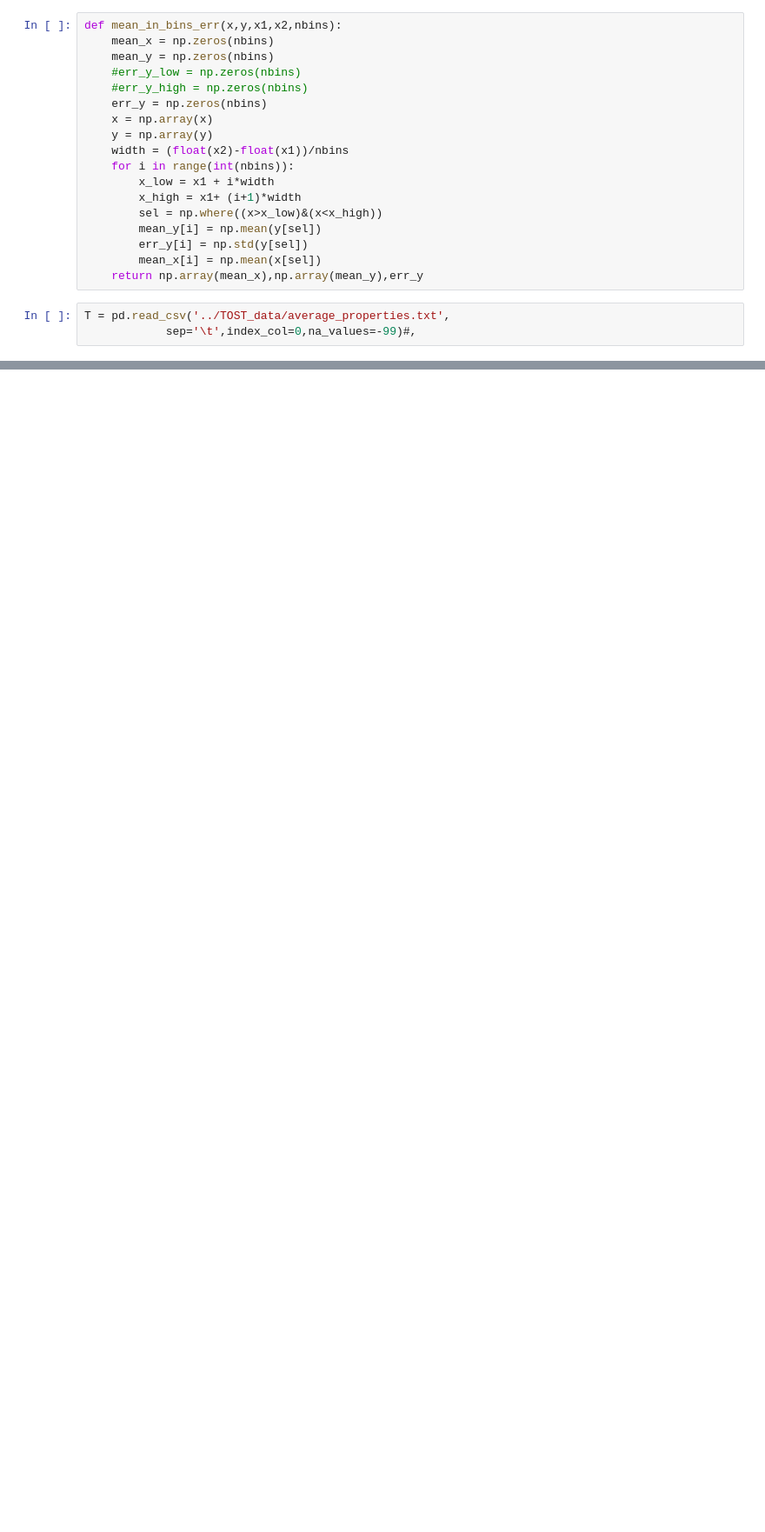
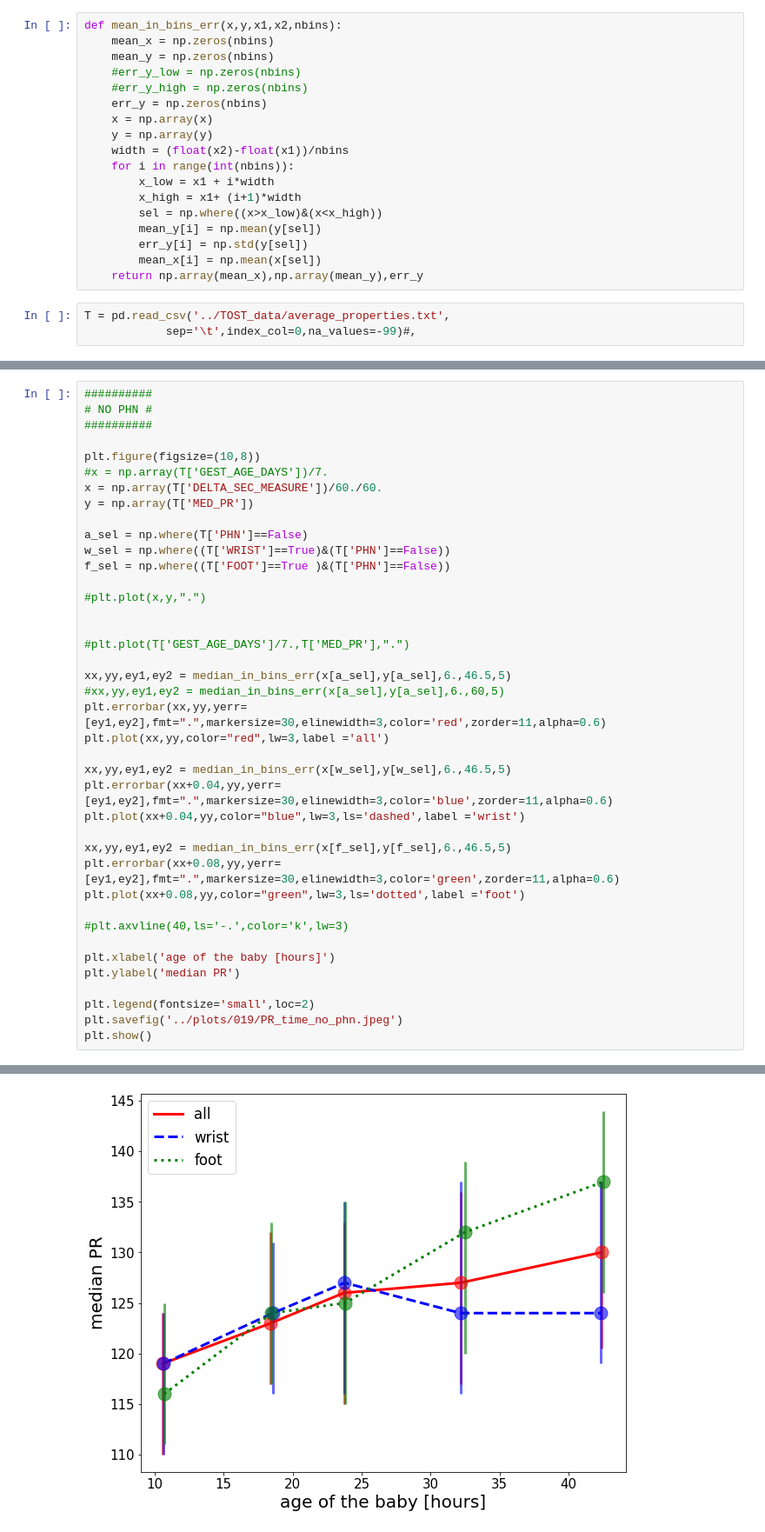
Before and after one commit to shisteve/NHS, a Jupyter notebook: 019_plot_paper.ipynb, the cells around one changed output, grey strips where cells are left out. Shown at 87% size. Cells and saved outputs as stored; diff of their text form; blank space fills up the shorter version.

```diff
--- a/019_plot_paper.ipynb
+++ b/019_plot_paper.ipynb
@@ -110,0 +323,41 @@ plt.show()
+# %%
+##########
+# NO PHN #
+##########
+
+plt.figure(figsize=(10,8))
+#x = np.array(T['GEST_AGE_DAYS'])/7.
+x = np.array(T['DELTA_SEC_MEASURE'])/60./60.
+y = np.array(T['MED_PR'])
+
+a_sel = np.where(T['PHN']==False)
+w_sel = np.where((T['WRIST']==True)&(T['PHN']==False))
+f_sel = np.where((T['FOOT']==True )&(T['PHN']==False))
+
+#plt.plot(x,y,".")
+
+
+#plt.plot(T['GEST_AGE_DAYS']/7.,T['MED_PR'],".")
+
+xx,yy,ey1,ey2 = median_in_bins_err(x[a_sel],y[a_sel],6.,46.5,5)
+#xx,yy,ey1,ey2 = median_in_bins_err(x[a_sel],y[a_sel],6.,60,5)
+plt.errorbar(xx,yy,yerr=[ey1,ey2],fmt=".",markersize=30,elinewidth=3,color='red',zorder=11,alpha=0.6)
+plt.plot(xx,yy,color="red",lw=3,label ='all')
+
+xx,yy,ey1,ey2 = median_in_bins_err(x[w_sel],y[w_sel],6.,46.5,5)
+plt.errorbar(xx+0.04,yy,yerr=[ey1,ey2],fmt=".",markersize=30,elinewidth=3,color='blue',zorder=11,alpha=0.6)
+plt.plot(xx+0.04,yy,color="blue",lw=3,ls='dashed',label ='wrist')
+
+xx,yy,ey1,ey2 = median_in_bins_err(x[f_sel],y[f_sel],6.,46.5,5)
+plt.errorbar(xx+0.08,yy,yerr=[ey1,ey2],fmt=".",markersize=30,elinewidth=3,color='green',zorder=11,alpha=0.6)
+plt.plot(xx+0.08,yy,color="green",lw=3,ls='dotted',label ='foot')
+
+#plt.axvline(40,ls='-.',color='k',lw=3)
+
+plt.xlabel('age of the baby [hours]')
+plt.ylabel('median PR')
+
+plt.legend(fontsize='small',loc=2)
+plt.savefig('../plots/019/PR_time_no_phn.jpeg')
+plt.show()
+# %% [output]
@@ -110,0 +382 @@ plt.show()
+[figure, added]
```
Also changed, not shown: parts of 17 cells of this notebook, 4 other files.
